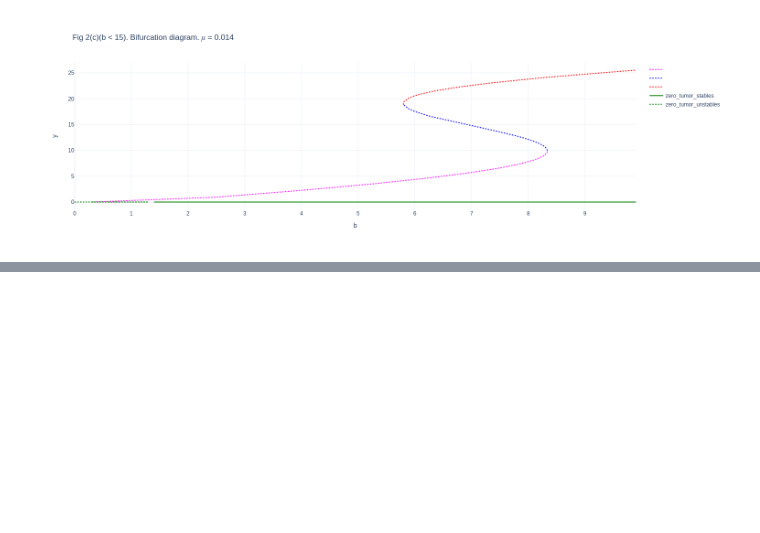
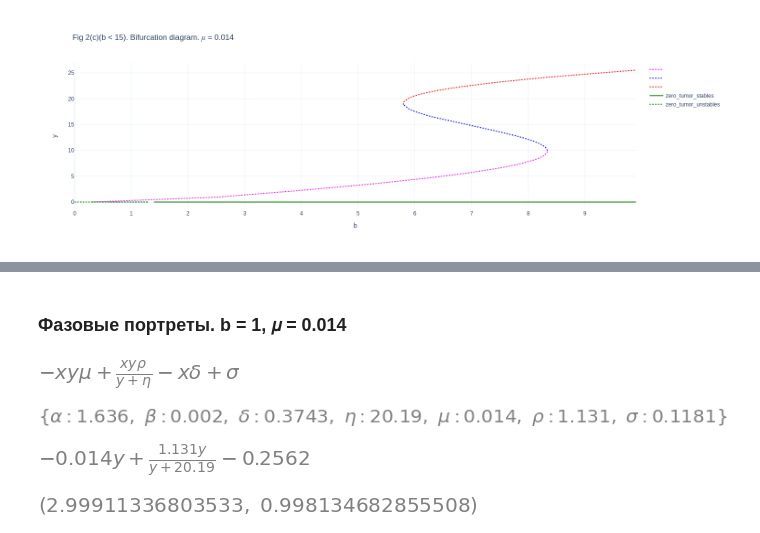
Before and after one commit to SergeyPishchulov/thesis, a Jupyter notebook: mantiicr.ipynb, the cells around one changed output, grey strips where cells are left out. Drawn from its saved outputs; the diff is of its cells as text; code cells hidden in the pictures; blank space fills up the shorter version.

```diff
--- a/mantiicr.ipynb
+++ b/mantiicr.ipynb
@@ -347,0 +385,14 @@ fig.update_layout(xaxis={"title": "b"}, yaxis={"title": "y"}, template="plotly_w
+# %% [markdown]
+### Фазовые портреты. b = 1, 𝜇 = 0.014
+# %%
+dxdt
+# %% [output]
+[figure, added]
+# %%
+bless_params
+# %% [output]
+[figure, added]
+# %%
+dxdt.evalf(subs=(bless_params|{x:1}))
+# %% [output]
+[figure, added]
@@ -347,0 +417,4 @@ fig.update_layout(xaxis={"title": "b"}, yaxis={"title": "y"}, template="plotly_w
+# %%
+get_next(3, 1, 0.001, bless_params | {b:b_c})
+# %% [output]
+[figure, added]
```
Also changed, not shown: parts of 12 cells of this notebook.
